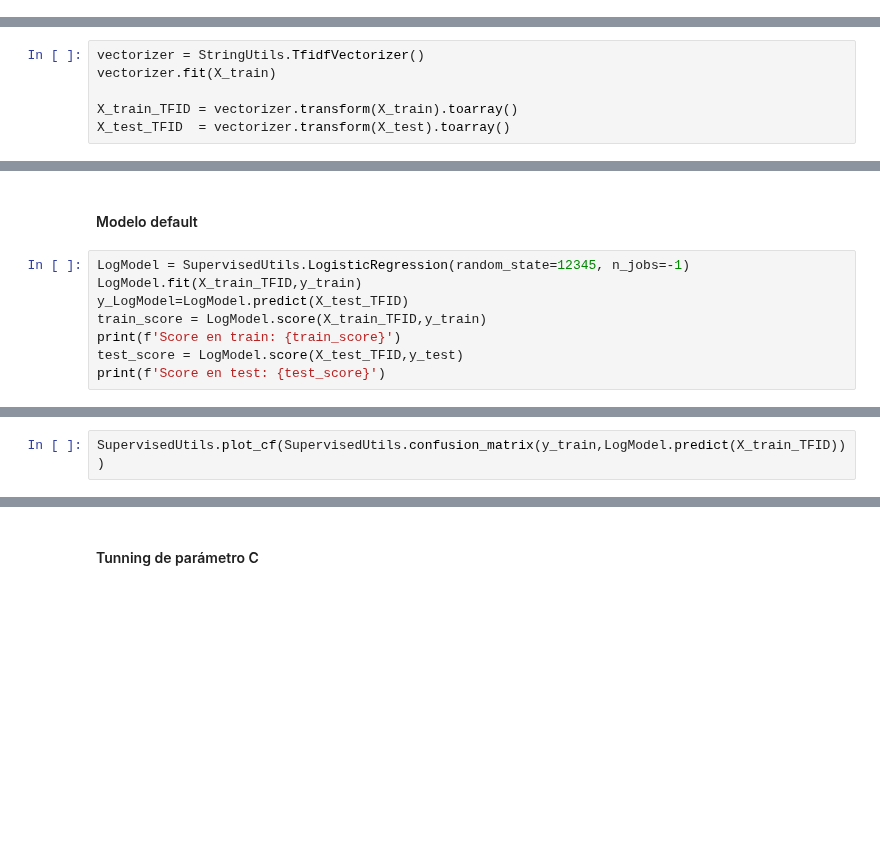
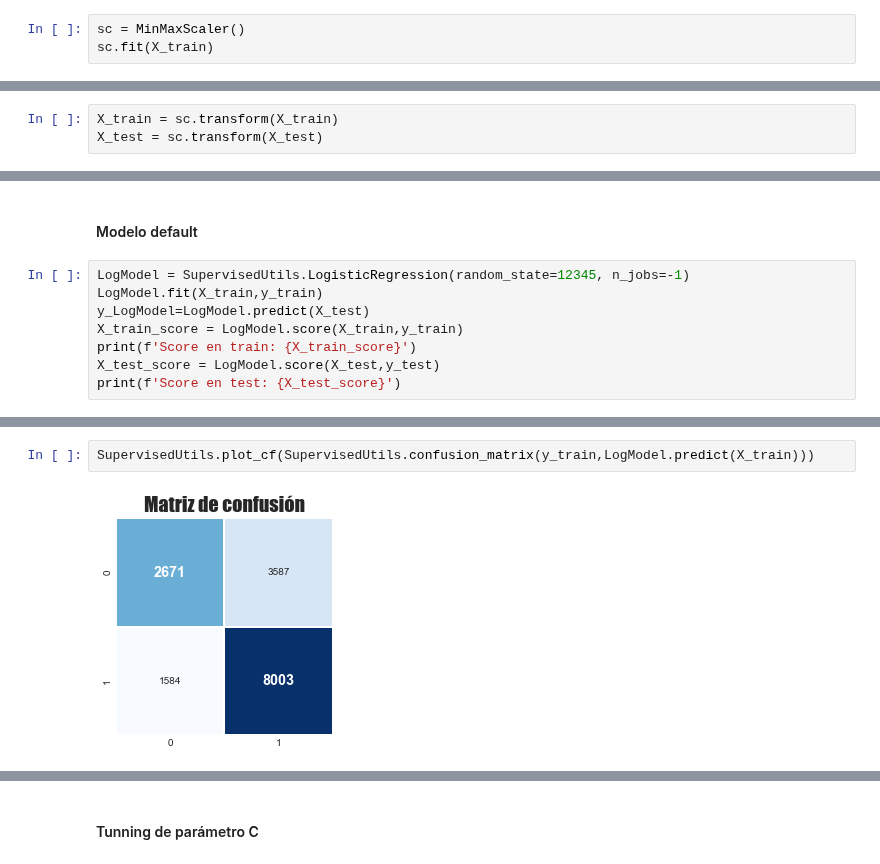
Before and after one commit to jesus-valencia97/Diplomado-en-ciencia-de-datos, a Jupyter notebook: Proyecto/Modulo 5/M2/M5 - Modulo 2.ipynb, the cells around one changed output, grey strips where cells are left out. Cells and saved outputs as stored; diff of their text form; blank space fills up the shorter version.

```diff
--- a/Proyecto/Modulo 5/M2/M5 - Modulo 2.ipynb
+++ b/Proyecto/Modulo 5/M2/M5 - Modulo 2.ipynb
@@ -255,0 +293,3 @@ movies[others_features].isna().sum()
+# %%
+sc = MinMaxScaler()
+sc.fit(X_train)
@@ -256,2 +298,5 @@ movies[others_features].isna().sum()
+# %%
+X_train = sc.transform(X_train)
+X_test = sc.transform(X_test)
 # %% [markdown]
 # Modelado
@@ -318,8 +303,2 @@ movies[others_features].isna().sum()
 # %% [markdown]
 ### Regresión logística
-# %%
-vectorizer = StringUtils.TfidfVectorizer()
-vectorizer.fit(X_train)
-
-X_train_TFID = vectorizer.transform(X_train).toarray()
-X_test_TFID  = vectorizer.transform(X_test).toarray()
@@ -369,9 +306,9 @@ scv = StratifiedKFold(n_splits=9,shuffle=True)
 #### Modelo default
 # %%
 LogModel = SupervisedUtils.LogisticRegression(random_state=12345, n_jobs=-1)
-LogModel.fit(X_train_TFID,y_train)
-y_LogModel=LogModel.predict(X_test_TFID)
-train_score = LogModel.score(X_train_TFID,y_train)
-print(f'Score en train: {train_score}')
-test_score = LogModel.score(X_test_TFID,y_test)
-print(f'Score en test: {test_score}')
+LogModel.fit(X_train,y_train)
+y_LogModel=LogModel.predict(X_test)
+X_train_score = LogModel.score(X_train,y_train)
+print(f'Score en train: {X_train_score}')
+X_test_score = LogModel.score(X_test,y_test)
+print(f'Score en test: {X_test_score}')
@@ -384,4 +322,6 @@ SupervisedUtils.plot_cf(SupervisedUtils.confusion_matrix(y_test,y_LogModel))
 # %%
-SupervisedUtils.plot_cf(SupervisedUtils.confusion_matrix(y_train,LogModel.predict(X_train_TFID)))
+SupervisedUtils.plot_cf(SupervisedUtils.confusion_matrix(y_train,LogModel.predict(X_train)))
+# %% [output]
+[figure, added]
 # %%
 acc_LogModel, prec_LogModel, rec_LogModel, roc_LogModel = SupervisedUtils.model_cf('Regresión\nlogística\n(Default)',y_test,y_LogModel)
```
Also changed, not shown: parts of 74 cells of this notebook.
